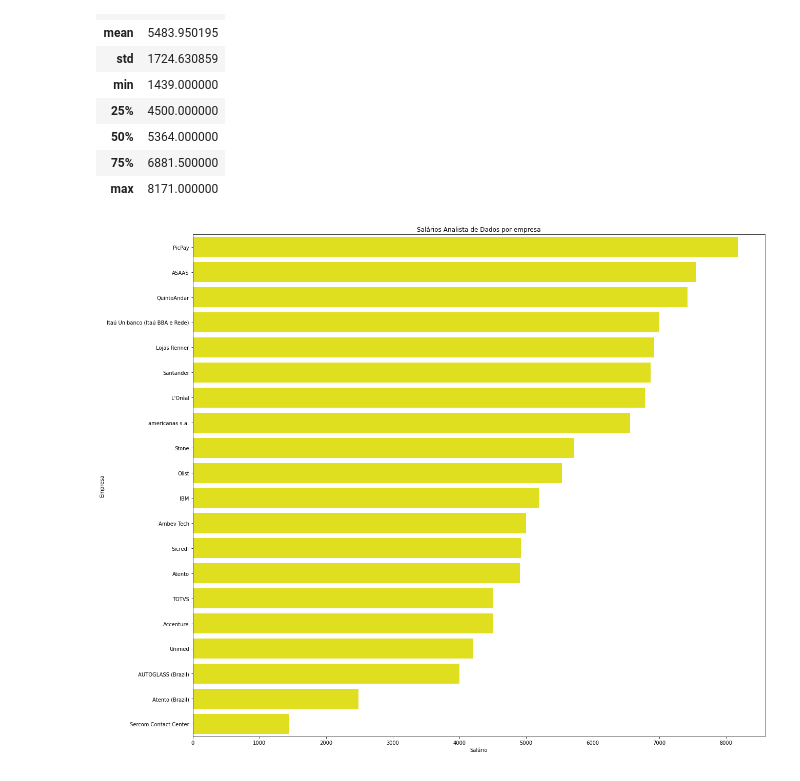
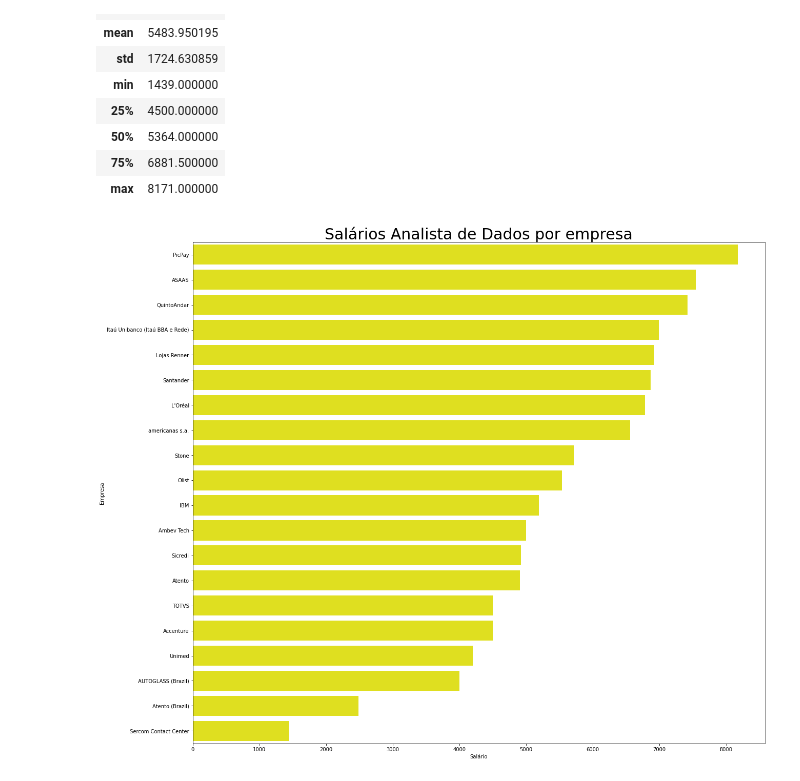
Before and after one commit to FranciniSantana/webscrapping, a Jupyter notebook: 01_Webscraping_com_Beautiful_Soup.ipynb, the cells around one changed output. Drawn from its saved outputs; the diff is of its cells as text; code cells hidden in the pictures.

```diff
--- a/01_Webscraping_com_Beautiful_Soup.ipynb
+++ b/01_Webscraping_com_Beautiful_Soup.ipynb
@@ -303,7 +303,7 @@ df.describe()
 | max | 8171.000000 |
 # %%
 plt.figure(figsize=(20,18))
-sns.barplot(data=df,x='Salário',y='Empresa',color = 'yellow').set_title('Salários Analista de Dados por empresa')
+sns.barplot(data=df,x='Salário',y='Empresa',color = 'yellow').set_title('Salários Analista de Dados por empresa',fontdict = { 'fontsize': 30})
 plt.show()
 # %% [output]
-[figure, old version]
+[figure, new version]
```
